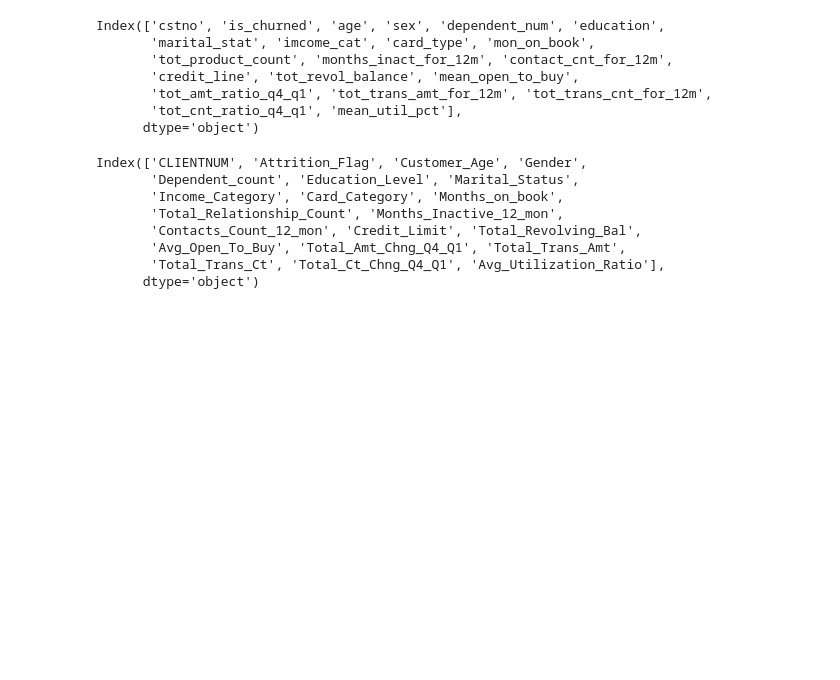
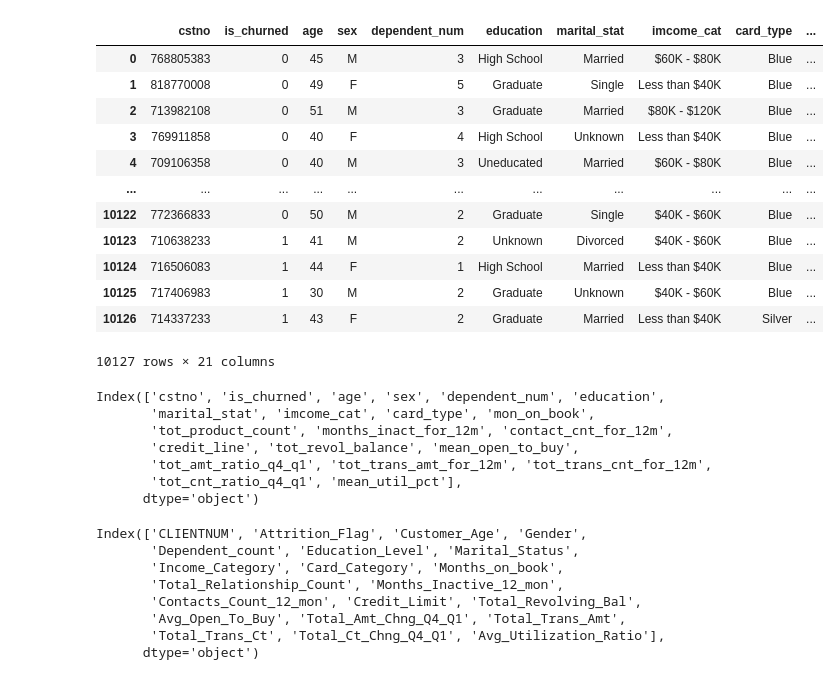
Before and after one commit to netager/Quick_Ref, a Jupyter notebook: data_analysis/2023_jbfg_competition/build_data_v0.2.ipynb, the cells around one changed output. Drawn from its saved outputs; the diff is of its cells as text; code cells hidden in the pictures; blank space fills up the shorter version.

Commit message:
20230914 Office JBFG Data Analysis Competition

```diff
--- a/data_analysis/2023_jbfg_competition/build_data_v0.2.ipynb
+++ b/data_analysis/2023_jbfg_competition/build_data_v0.2.ipynb
@@ -1,2 +1,11 @@
 # %%
 import pandas as pd
+# %%
+bank_df = pd.read_csv("./data/bank_churner.csv")
+kaggle_df = pd.read_csv("./data/BankChurner_kaggle.csv")
+# %%
+kaggle_df = kaggle_df.iloc[:,:-2]
+# %%
+kaggle_df['Attrition_Flag']=kaggle_df['Attrition_Flag'].replace({'Existing Customer':0,'Attrited Customer':1})
+# %%
+kaggle_df.columns = bank_df.columns
@@ -3,3 +14,19 @@ import pandas as pd
+# %%
+kaggle_df
+# %% [output]
+|  | cstno | is_churned | age | sex | dependent_num | education | marital_stat | imcome_cat | card_type | ... |
+| 0 | 768805383 | 0 | 45 | M | 3 | High School | Married | $60K - $80K | Blue | ... |
+| 1 | 818770008 | 0 | 49 | F | 5 | Graduate | Single | Less than $40K | Blue | ... |
+| 2 | 713982108 | 0 | 51 | M | 3 | Graduate | Married | $80K - $120K | Blue | ... |
+| 3 | 769911858 | 0 | 40 | F | 4 | High School | Unknown | Less than $40K | Blue | ... |
+| 4 | 709106358 | 0 | 40 | M | 3 | Uneducated | Married | $60K - $80K | Blue | ... |
+| ... | ... | ... | ... | ... | ... | ... | ... | ... | ... | ... |
+| 10122 | 772366833 | 0 | 50 | M | 2 | Graduate | Single | $40K - $60K | Blue | ... |
+| 10123 | 710638233 | 1 | 41 | M | 2 | Unknown | Divorced | $40K - $60K | Blue | ... |
+| 10124 | 716506083 | 1 | 44 | F | 1 | High School | Married | Less than $40K | Blue | ... |
+| 10125 | 717406983 | 1 | 30 | M | 2 | Graduate | Unknown | $40K - $60K | Blue | ... |
+| 10126 | 714337233 | 1 | 43 | F | 2 | Graduate | Married | Less than $40K | Silver | ... |
+10127 rows × 21 columns
 # %%
 bank_df = pd.read_csv("./data/bank_churner.csv")
 kaggle_df = pd.read_csv("./data/BankChurner_kaggle.csv")
```
Also changed, not shown: parts of 1 cell of this notebook, 19 other files.
